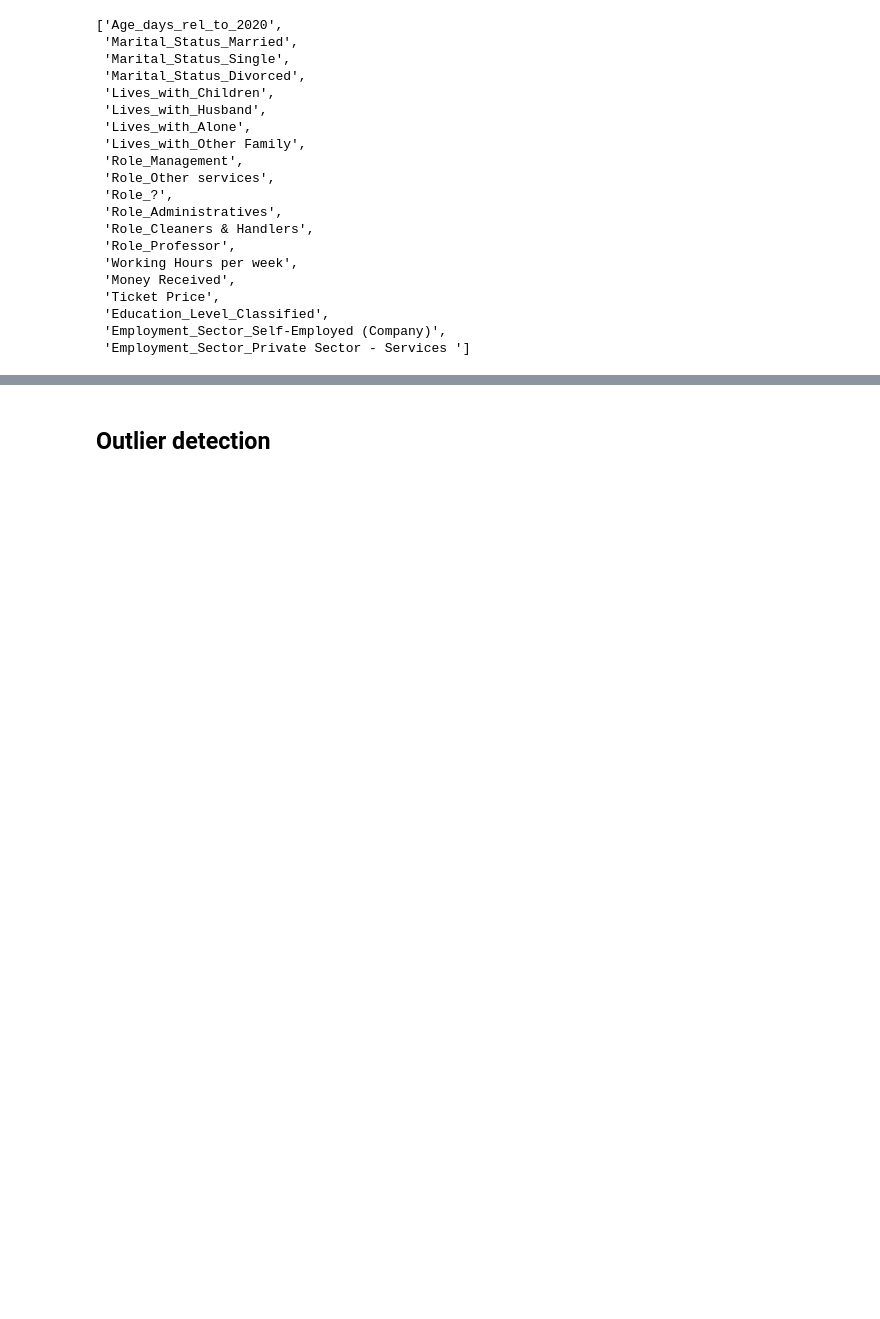
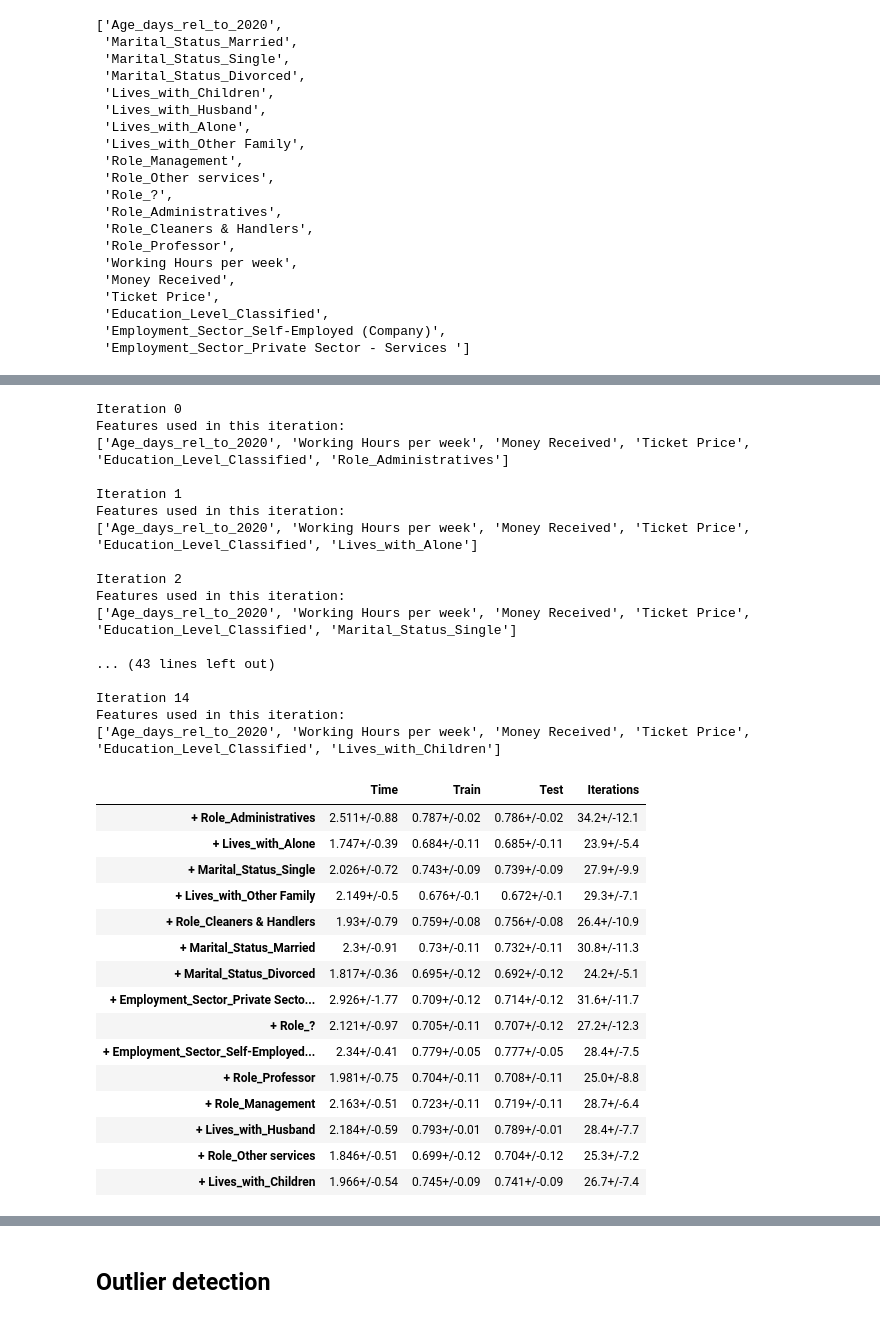
Before and after one commit to ph1001/Group-Project-Machine-Learning-Group-50, a Jupyter notebook: Notebooks/20201222_HV_PM.ipynb, the cells around one changed output, grey strips where cells are left out. Drawn from its saved outputs; the diff is of its cells as text; code cells hidden in the pictures; blank space fills up the shorter version.

```diff
--- a/Notebooks/20201222_HV_PM.ipynb
+++ b/Notebooks/20201222_HV_PM.ipynb
@@ -1335,2 +1359,0 @@ candidates = features_to_keep_1_without_features_certainly_to_keep
-# %%
-current_features = features_to_keep_1
@@ -1340,10 +1366,3 @@ model = MLPClassifier()
 
 # Define our y
 y = train_target
-
-# Define the results dataframe
-index = []
-space = ' '
-for feature in features_to_keep_1_without_features_certainly_to_keep:
-    index = index + ['+' + ' ' + feature]
-index
@@ -1388,15 +1377,22 @@ results_base
 # %%
-# Create a dataframe for results
-results_MLP = pd.DataFrame(columns=['Time','Train','Test', 'Iterations'])
+def building_df(current_features, candidates):
 
-for iteration, feature in enumerate(features_to_keep_1_without_features_certainly_to_keep):
-    print('Iteration', iteration)
-    features_to_use_this_iteration = features_certainly_to_keep + [feature]
-    print('Features used in this iteration:')
-    print(features_to_use_this_iteration)
-    print('')
-    X = train_data[features_to_use_this_iteration]
-    df = pd.DataFrame(columns = ['Time','Train','Test', 'Iterations'], index = [index[iteration]])
-    df = show_results_intern(df, (model,True))
-    results_MLP = results_MLP.append(df)
-results_MLP
+    # Create a dataframe for results
+    results_MLP = pd.DataFrame(columns=['Time','Train','Test', 'Iterations'])
+
+    # Define the index
+    index = []
+    for feature in candidates:
+        index = index + ['+' + ' ' + feature]
+
+    for iteration, feature in enumerate(candidates):
+        print('Iteration', iteration)
+        features_to_use_this_iteration = current_features + [feature]
+        print('Features used in this iteration:')
+        print(features_to_use_this_iteration)
+        print('')
+        X = train_data[features_to_use_this_iteration]
+        df = pd.DataFrame(columns = ['Time','Train','Test', 'Iterations'], index = [index[iteration]])
+        df = show_results_intern(df, (model,True))
+        results_MLP = results_MLP.append(df)
+    return results_MLP
@@ -1439 +1399,38 @@ results_MLP_iteration_1 = results_MLP
+# %%
+results_MLP_iteration_1 = building_df(current_features_0, candidates_0)
+results_MLP_iteration_1
+# %% [output]
+Iteration 0
+Features used in this iteration:
+['Age_days_rel_to_2020', 'Working Hours per week', 'Money Received', 'Ticket Price', 'Education_Level_Classified', 'Role_Administratives']
+
+Iteration 1
+Features used in this iteration:
+['Age_days_rel_to_2020', 'Working Hours per week', 'Money Received', 'Ticket Price', 'Education_Level_Classified', 'Lives_with_Alone']
+
+Iteration 2
+Features used in this iteration:
+['Age_days_rel_to_2020', 'Working Hours per week', 'Money Received', 'Ticket Price', 'Education_Level_Classified', 'Marital_Status_Single']
+
+... (43 lines left out)
+
+Iteration 14
+Features used in this iteration:
+['Age_days_rel_to_2020', 'Working Hours per week', 'Money Received', 'Ticket Price', 'Education_Level_Classified', 'Lives_with_Children']
+|  | Time | Train | Test | Iterations |
+| + Role_Administratives | 2.511+/-0.88 | 0.787+/-0.02 | 0.786+/-0.02 | 34.2+/-12.1 |
+| + Lives_with_Alone | 1.747+/-0.39 | 0.684+/-0.11 | 0.685+/-0.11 | 23.9+/-5.4 |
+| + Marital_Status_Single | 2.026+/-0.72 | 0.743+/-0.09 | 0.739+/-0.09 | 27.9+/-9.9 |
+| + Lives_with_Other Family | 2.149+/-0.5 | 0.676+/-0.1 | 0.672+/-0.1 | 29.3+/-7.1 |
+| + Role_Cleaners & Handlers | 1.93+/-0.79 | 0.759+/-0.08 | 0.756+/-0.08 | 26.4+/-10.9 |
+| + Marital_Status_Married | 2.3+/-0.91 | 0.73+/-0.11 | 0.732+/-0.11 | 30.8+/-11.3 |
+| + Marital_Status_Divorced | 1.817+/-0.36 | 0.695+/-0.12 | 0.692+/-0.12 | 24.2+/-5.1 |
+| + Employment_Sector_Private Secto... | 2.926+/-1.77 | 0.709+/-0.12 | 0.714+/-0.12 | 31.6+/-11.7 |
+| + Role_? | 2.121+/-0.97 | 0.705+/-0.11 | 0.707+/-0.12 | 27.2+/-12.3 |
+| + Employment_Sector_Self-Employed... | 2.34+/-0.41 | 0.779+/-0.05 | 0.777+/-0.05 | 28.4+/-7.5 |
+| + Role_Professor | 1.981+/-0.75 | 0.704+/-0.11 | 0.708+/-0.11 | 25.0+/-8.8 |
+| + Role_Management | 2.163+/-0.51 | 0.723+/-0.11 | 0.719+/-0.11 | 28.7+/-6.4 |
+| + Lives_with_Husband | 2.184+/-0.59 | 0.793+/-0.01 | 0.789+/-0.01 | 28.4+/-7.7 |
+| + Role_Other services | 1.846+/-0.51 | 0.699+/-0.12 | 0.704+/-0.12 | 25.3+/-7.2 |
+| + Lives_with_Children | 1.966+/-0.54 | 0.745+/-0.09 | 0.741+/-0.09 | 26.7+/-7.4 |
 # %% [markdown]
```
Also changed, not shown: parts of 21 cells of this notebook.
